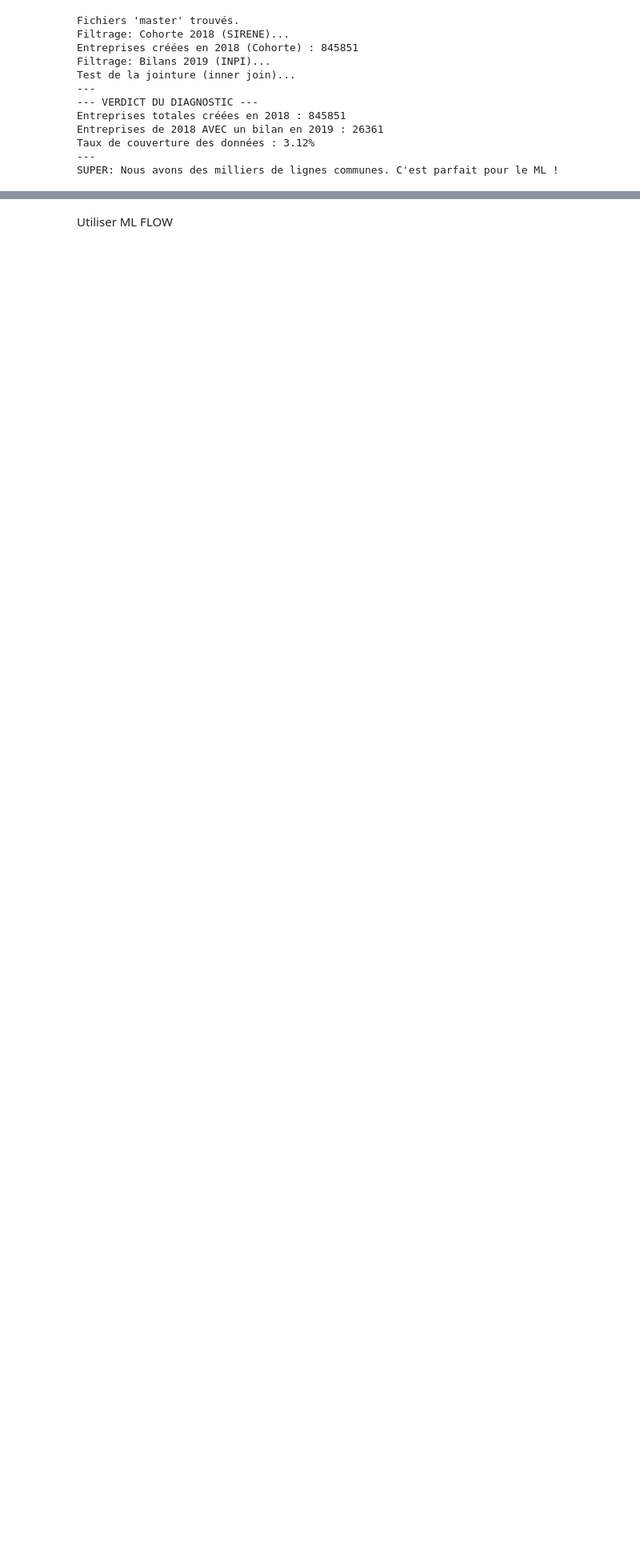
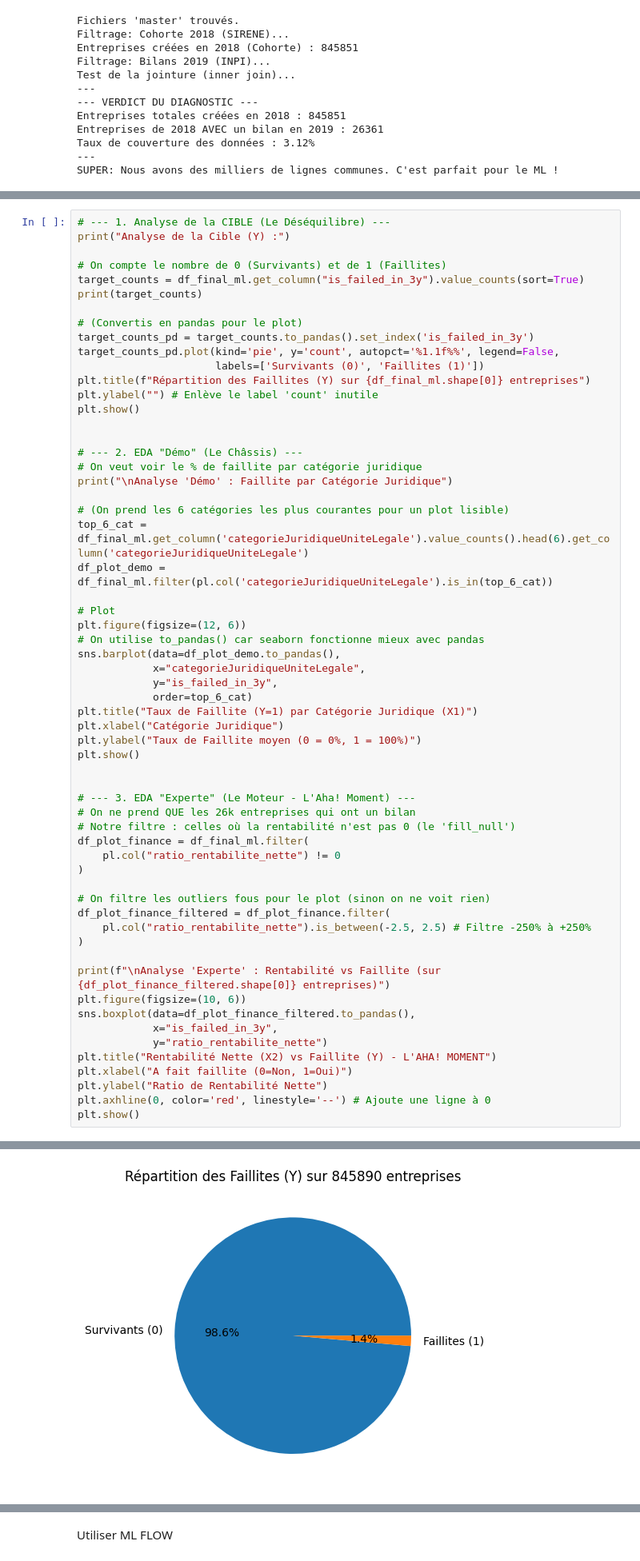
Before and after one commit to ugozchi/AS_Supervised_Learning, a Jupyter notebook: Notebooks/01_EDA.ipynb, the cells around one changed output, grey strips where cells are left out. Shown at 80% size. Saved outputs shown, nothing was run; the diff lists cells and outputs as text; blank space fills up the shorter version.

Commit message:
première analyse EDA

```diff
--- a/Notebooks/01_EDA.ipynb
+++ b/Notebooks/01_EDA.ipynb
@@ -170,0 +186,61 @@ shape: (5, 29)
+# %%
+# --- 1. Analyse de la CIBLE (Le Déséquilibre) ---
+print("Analyse de la Cible (Y) :")
+
+# On compte le nombre de 0 (Survivants) et de 1 (Faillites)
+target_counts = df_final_ml.get_column("is_failed_in_3y").value_counts(sort=True)
+print(target_counts)
+
+# (Convertis en pandas pour le plot)
+target_counts_pd = target_counts.to_pandas().set_index('is_failed_in_3y')
+target_counts_pd.plot(kind='pie', y='count', autopct='%1.1f%%', legend=False,
+                      labels=['Survivants (0)', 'Faillites (1)'])
+plt.title(f"Répartition des Faillites (Y) sur {df_final_ml.shape[0]} entreprises")
+plt.ylabel("") # Enlève le label 'count' inutile
+plt.show()
+
+
+# --- 2. EDA "Démo" (Le Châssis) ---
+# On veut voir le % de faillite par catégorie juridique
+print("\nAnalyse 'Démo' : Faillite par Catégorie Juridique")
+
+# (On prend les 6 catégories les plus courantes pour un plot lisible)
+top_6_cat = df_final_ml.get_column('categorieJuridiqueUniteLegale').value_counts().head(6).get_column('categorieJuridiqueUniteLegale')
+df_plot_demo = df_final_ml.filter(pl.col('categorieJuridiqueUniteLegale').is_in(top_6_cat))
+
+# Plot
+plt.figure(figsize=(12, 6))
+# On utilise to_pandas() car seaborn fonctionne mieux avec pandas
+sns.barplot(data=df_plot_demo.to_pandas(),
+            x="categorieJuridiqueUniteLegale",
+            y="is_failed_in_3y",
+            order=top_6_cat)
+plt.title("Taux de Faillite (Y=1) par Catégorie Juridique (X1)")
+plt.xlabel("Catégorie Juridique")
+plt.ylabel("Taux de Faillite moyen (0 = 0%, 1 = 100%)")
+plt.show()
+
+
+# --- 3. EDA "Experte" (Le Moteur - L'Aha! Moment) ---
+# On ne prend QUE les 26k entreprises qui ont un bilan
+# Notre filtre : celles où la rentabilité n'est pas 0 (le 'fill_null')
+df_plot_finance = df_final_ml.filter(
+    pl.col("ratio_rentabilite_nette") != 0
+)
+
+# On filtre les outliers fous pour le plot (sinon on ne voit rien)
+df_plot_finance_filtered = df_plot_finance.filter(
+    pl.col("ratio_rentabilite_nette").is_between(-2.5, 2.5) # Filtre -250% à +250%
+)
+
+print(f"\nAnalyse 'Experte' : Rentabilité vs Faillite (sur {df_plot_finance_filtered.shape[0]} entreprises)")
+plt.figure(figsize=(10, 6))
+sns.boxplot(data=df_plot_finance_filtered.to_pandas(),
+            x="is_failed_in_3y",
+            y="ratio_rentabilite_nette")
+plt.title("Rentabilité Nette (X2) vs Faillite (Y) - L'AHA! MOMENT")
+plt.xlabel("A fait faillite (0=Non, 1=Oui)")
+plt.ylabel("Ratio de Rentabilité Nette")
+plt.axhline(0, color='red', linestyle='--') # Ajoute une ligne à 0
+plt.show()
+# %% [output]
@@ -170,0 +257 @@ shape: (5, 29)
+[figure, added]
```
Also changed, not shown: parts of 2 cells of this notebook.
